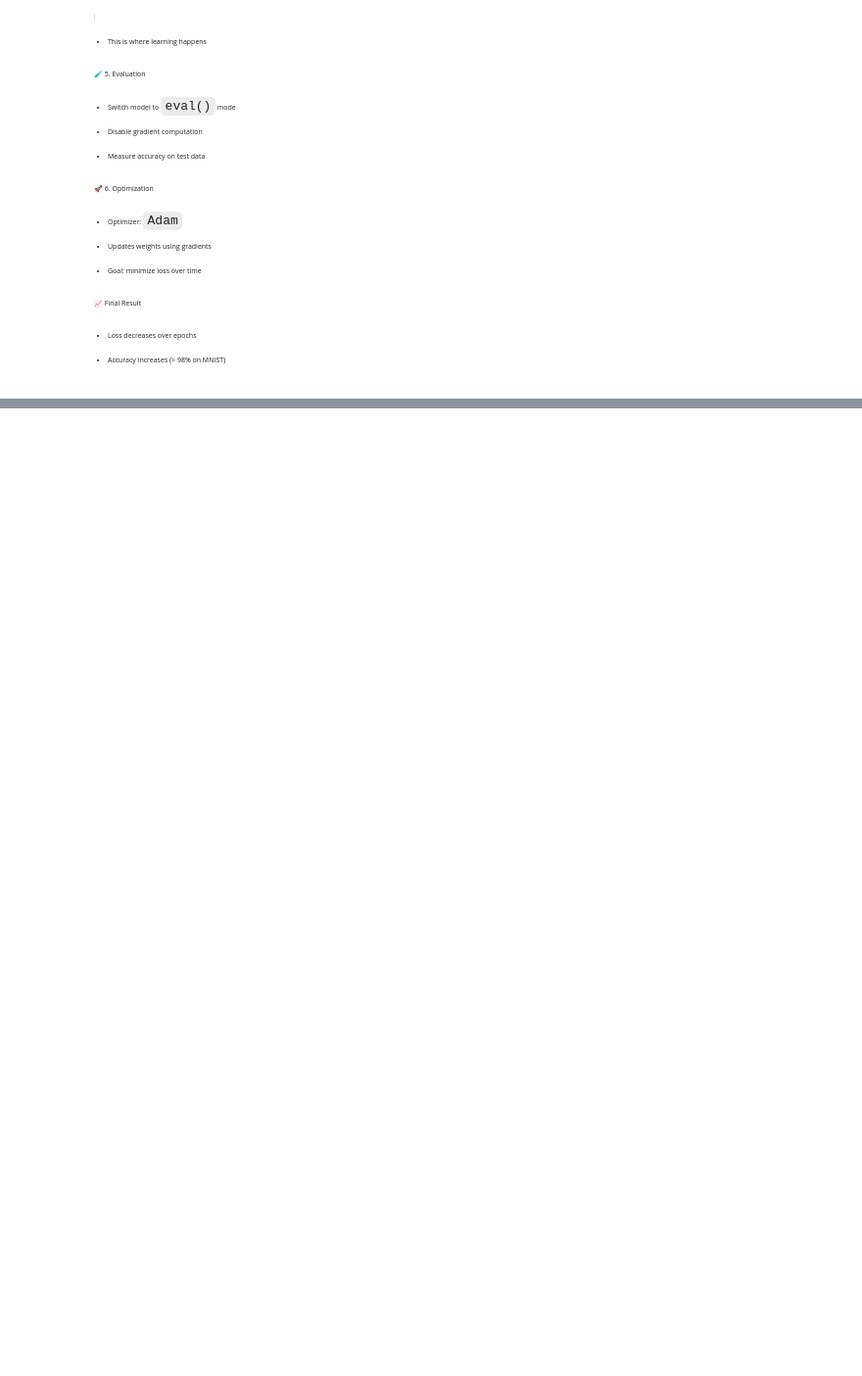
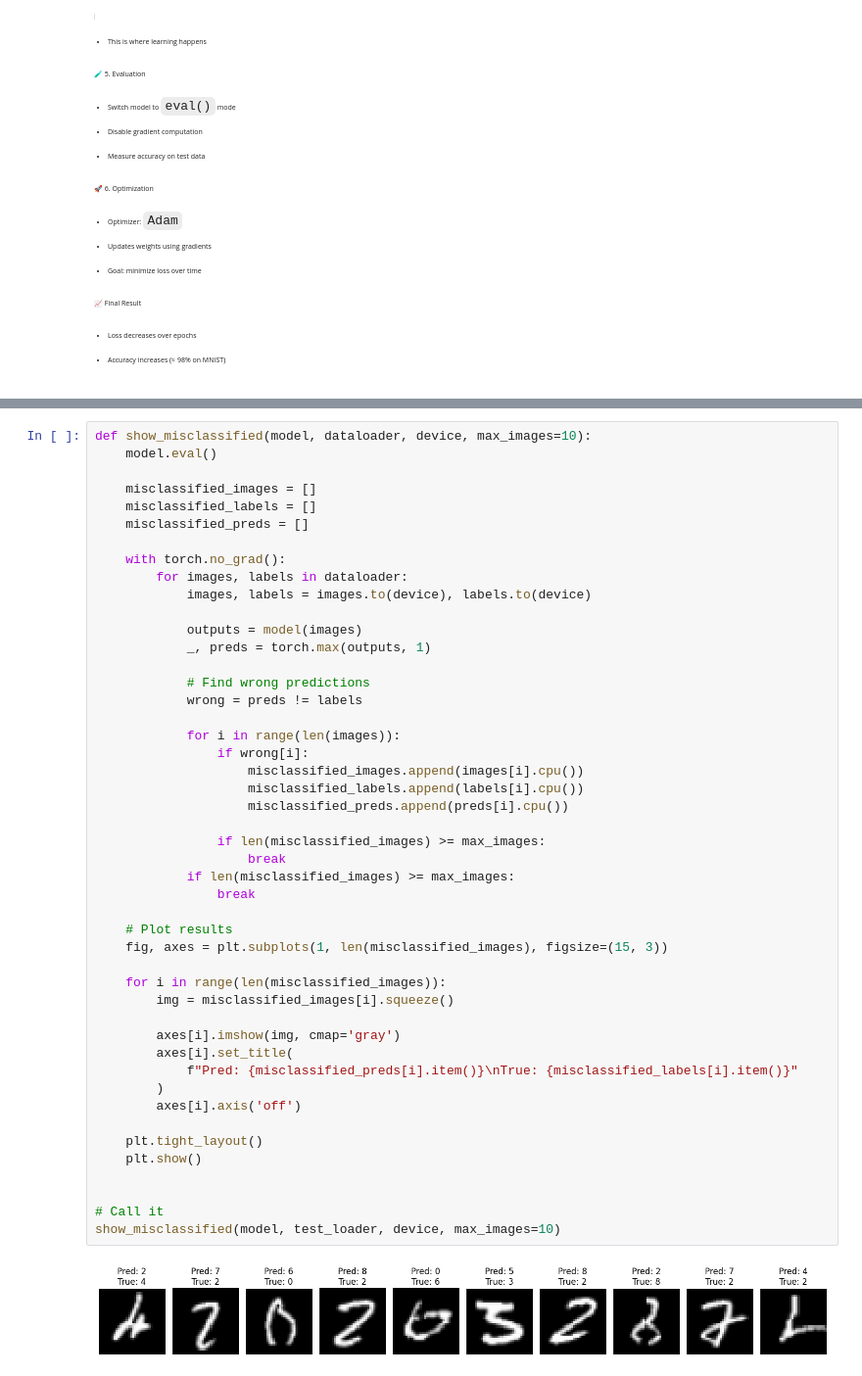
Before and after one commit to gabrielsrs/computer-vision, a Jupyter notebook: lenet5/lenet5.ipynb, the cells around one changed output, grey strips where cells are left out. Shown at 98% size. Saved outputs shown, nothing was run; the diff lists cells and outputs as text; blank space fills up the shorter version.

Commit message:
show misclassified numbers imag

```diff
--- a/lenet5/lenet5.ipynb
+++ b/lenet5/lenet5.ipynb
@@ -328,0 +370,49 @@ print(f"Test Accuracy: {accuracy:.2f}%")
+# %%
+def show_misclassified(model, dataloader, device, max_images=10):
+    model.eval()
+
+    misclassified_images = []
+    misclassified_labels = []
+    misclassified_preds = []
+
+    with torch.no_grad():
+        for images, labels in dataloader:
+            images, labels = images.to(device), labels.to(device)
+
+            outputs = model(images)
+            _, preds = torch.max(outputs, 1)
+
+            # Find wrong predictions
+            wrong = preds != labels
+
+            for i in range(len(images)):
+                if wrong[i]:
+                    misclassified_images.append(images[i].cpu())
+                    misclassified_labels.append(labels[i].cpu())
+                    misclassified_preds.append(preds[i].cpu())
+
+                if len(misclassified_images) >= max_images:
+                    break
+            if len(misclassified_images) >= max_images:
+                break
+
+    # Plot results
+    fig, axes = plt.subplots(1, len(misclassified_images), figsize=(15, 3))
+
+    for i in range(len(misclassified_images)):
+        img = misclassified_images[i].squeeze()
+
+        axes[i].imshow(img, cmap='gray')
+        axes[i].set_title(
+            f"Pred: {misclassified_preds[i].item()}\nTrue: {misclassified_labels[i].item()}"
+        )
+        axes[i].axis('off')
+
+    plt.tight_layout()
+    plt.show()
+
+
+# Call it
+show_misclassified(model, test_loader, device, max_images=10)
+# %% [output]
+[figure, added]
```
Also changed, not shown: parts of 4 cells of this notebook.
